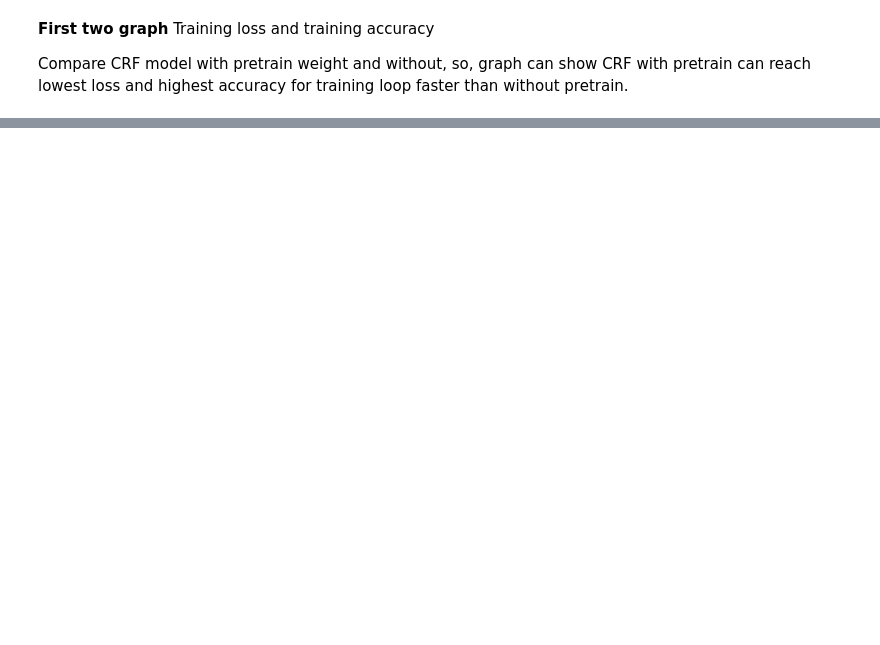
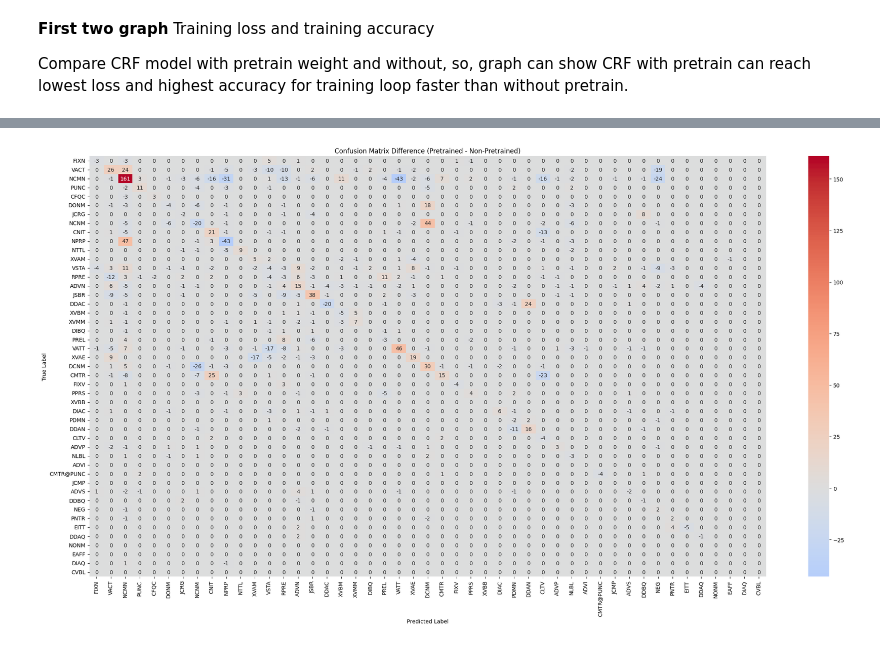
Before and after one commit to boannas/FRA501_NLP, a Jupyter notebook: HW1/HW1_3_PoS_torch.ipynb, the cells around one changed output, grey strips where cells are left out. Drawn from its saved outputs; the diff is of its cells as text; code cells hidden in the pictures; blank space fills up the shorter version.

```diff
--- a/HW1/HW1_3_PoS_torch.ipynb
+++ b/HW1/HW1_3_PoS_torch.ipynb
@@ -987,3 +1011,34 @@ evaluation_report(y_test, y_pred_CRF_pm)
+# %%
+def plot_confusion_matrix_difference(y_true1, y_pred1, y_true2, y_pred2, label_to_idx):
+    """
+    Plots the difference between two confusion matrices (Pretrained vs. Non-Pretrained).
+    """
+    idx_to_label = {v: k for k, v in label_to_idx.items()}
+    sorted_labels = sorted(label_to_idx.values())  # Sort by index
+    sorted_labels_text = [idx_to_label[idx] for idx in sorted_labels]
+
+    # Flatten lists of lists
+    y_true_flat1 = [tag for sentence in y_true1 for tag in sentence]
+    y_pred_flat1 = [tag for sentence in y_pred1 for tag in sentence]
+    y_true_flat2 = [tag for sentence in y_true2 for tag in sentence]
+    y_pred_flat2 = [tag for sentence in y_pred2 for tag in sentence]
+
+    # Compute confusion matrices
+    cm1 = confusion_matrix(y_true_flat1, y_pred_flat1, labels=sorted_labels)  # Non-pretrained
+    cm2 = confusion_matrix(y_true_flat2, y_pred_flat2, labels=sorted_labels)  # Pretrained
+
+    # Compute difference (Pretrained - Non-Pretrained)
+    cm_diff = cm2 - cm1
+
+    # Plot difference matrix
+    plt.figure(figsize=(28, 14))
+    sns.heatmap(cm_diff, annot=True, fmt="d", cmap="coolwarm", center=0,
+                xticklabels=sorted_labels_text, yticklabels=sorted_labels_text)
+
+    plt.xlabel("Predicted Label")
+    plt.ylabel("True Label")
+    plt.title("Confusion Matrix Difference (Pretrained - Non-Pretrained)")
+    plt.show()
 # %% [markdown]
 ### #TODO 3 - Discussion
 Compare the result between all neural tagger models and provide a convincing reason and example for the result of these models (which model perform better, why? or you can use confusion matrix to explain it or etc...)
@@ -1029,0 +1097,5 @@ On training and testing of 2 model, use pretrain weight can reduce time to train
+# %%
+# Confusion matrix of difference value of pretrained and no pretrained weight model
+plot_confusion_matrix_difference(y_test, y_pred_CRF_trimmed, y_test, y_pred_CRF_pm_trimmed, label_to_idx)
+# %% [output]
+[figure, added]
```
Also changed, not shown: parts of 13 cells of this notebook, 26 other files.
